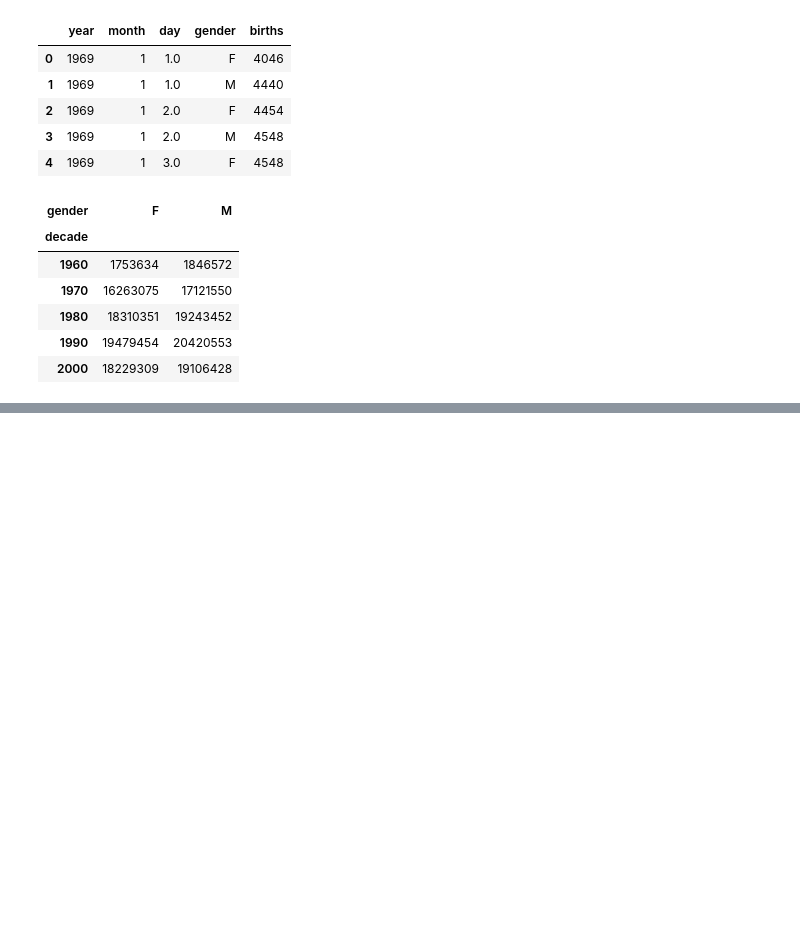
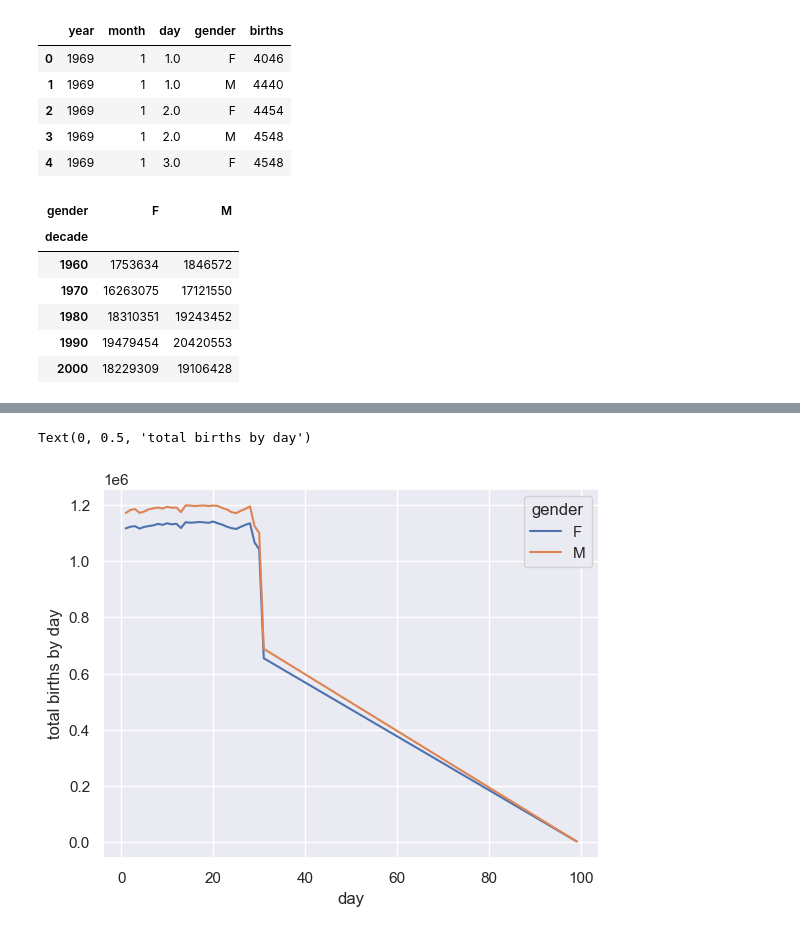
Before and after one commit to junepaykim/PythonDataScienceHandbook, a Jupyter notebook: Chapter3/recipedata.ipynb, the cells around one changed output, grey strips where cells are left out. Drawn from its saved outputs; the diff is of its cells as text; code cells hidden in the pictures; blank space fills up the shorter version.

```diff
--- a/Chapter3/recipedata.ipynb
+++ b/Chapter3/recipedata.ipynb
@@ -35,0 +48,12 @@ plt.ylabel('total births per year')
+# %%
+## 정제되지 않은 데이터임을 확인할 수 있음
+## 위의 코드를 아주 약간만 변형하여 매 날마다 태어난 아이의 수 계산. 의미는 없는 값임
+
+%matplotlib inline
+sns.set()
+births.pivot_table('births', index='day', columns='gender', aggfunc='sum').plot()
+#births.pivot_table('births', index='year', columns='gender', aggfunc='sum').plot()
+plt.ylabel('total births by day')
+# %% [output]
+Text(0, 0.5, 'total births by day')
+[figure, added]
```
Also changed, not shown: parts of 3 cells of this notebook, 1 other file.
